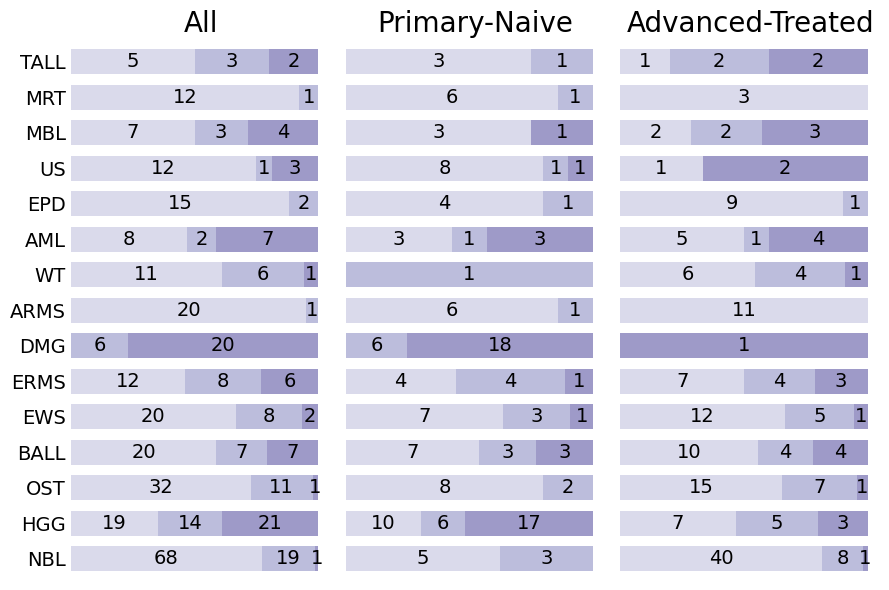
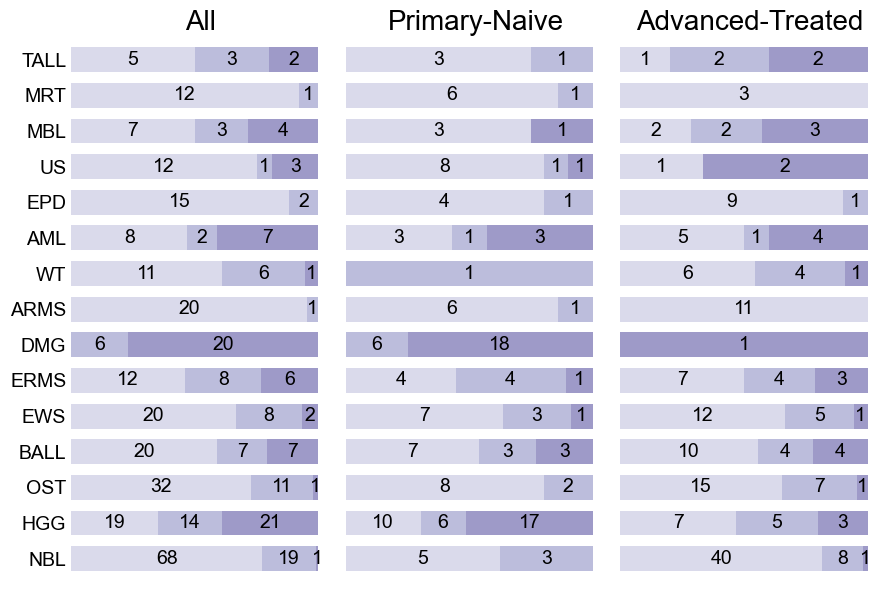
The notebook cell's code change between the first figure and the second:
--- before
+++ after
@@ -64,2 +64,3 @@
 plt.tight_layout()
 #plt.savefig(os.path.join(fig_out, 'ExFig_2cAll_rev2.pdf'), bbox_inches="tight")
+plt.savefig(os.path.join(fig_out, "ExFig_2c_f.svg"), format='svg', bbox_inches='tight', transparent=True)

Commit: revision 3